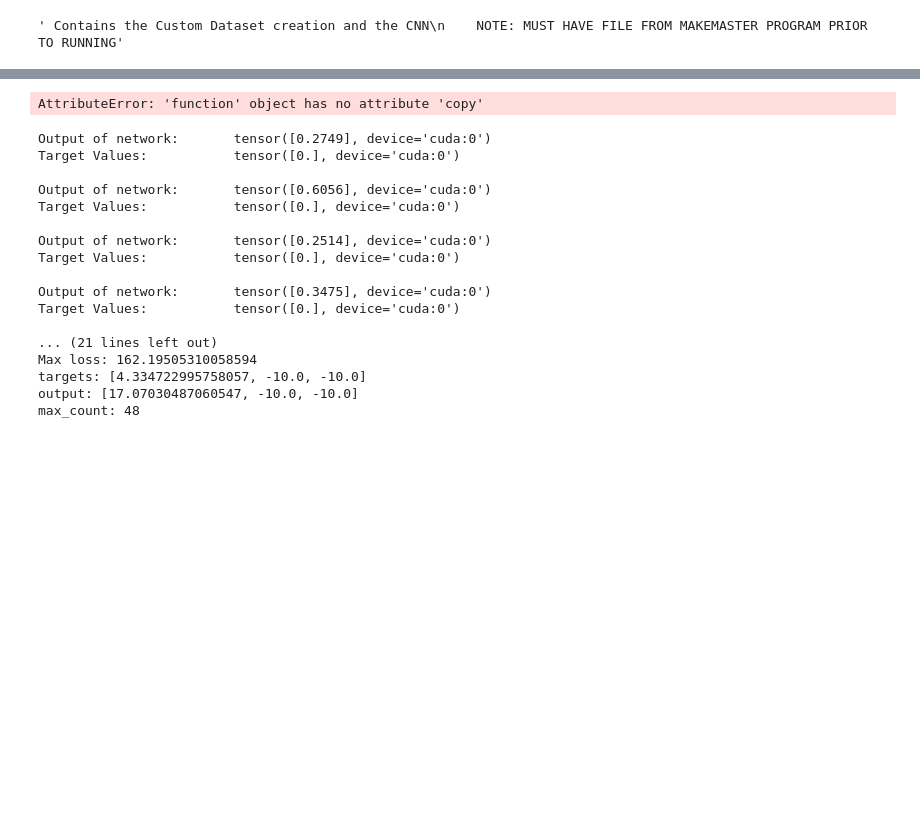
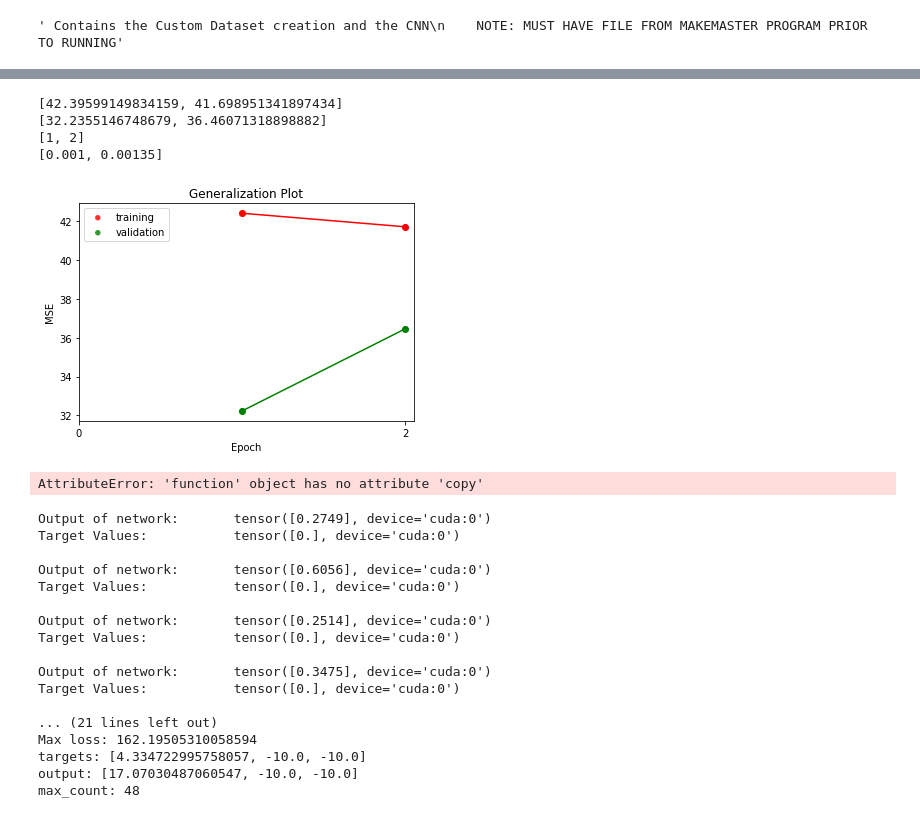
Before and after one commit to PJKarras/BCI-ML, a Jupyter notebook: Dataset_CNN_fin3_native.ipynb, the cells around one changed output, grey strips where cells are left out. Drawn from its saved outputs; the diff is of its cells as text; code cells hidden in the pictures; blank space fills up the shorter version.

```diff
--- a/Dataset_CNN_fin3_native.ipynb
+++ b/Dataset_CNN_fin3_native.ipynb
@@ -419,3 +455,41 @@ Operation Complete
+# %%
+print(train_loss_vals)
+print(valid_loss_vals)
+print(epochCounter)
+print(lr_vals)
+# %% [output]
+[42.39599149834159, 41.698951341897434]
+[32.2355146748679, 36.46071318898882]
+[1, 2]
+[0.001, 0.00135]
+# %%
+""" CREATION OF GENERALIZATION PLOT """
+# genPlotFig =plt.figure()
+# genPlotFig.add_axes([0,0,1,1])
+# ax.scatter(epochCounter, train_loss_vals, color='r')
+# ax.scatter(epochCounter, valid_loss_vals, color='b')
+
+# ax.set_title('Genralization Plot')
+colors = ("red", "green")
+groups = ("training", "validation")
+data = ((epochCounter, train_loss_vals), (epochCounter, valid_loss_vals))
+fig = plt.figure()
+ax = fig.add_subplot(1,1,1)
+
+for data, color, group in zip(data, colors, groups):
+    x, y = data
+    ax.scatter(x, y, alpha=0.8, c=color, edgecolors='none', s=30, label=group)
+    plt.plot(x,y,'-o',c=color)
+ax.set_xlabel('Epoch')
+ax.set_ylabel('MSE')
+y = np.array([2,4,6,8,10,12,14,16,18])
+plt.xticks(np.arange(0, n_epochs+2, step=2))
+
+plt.title("Generalization Plot")
+plt.legend()
+plt.show()
+# %% [output]
+[figure, added]
 # %%
 """ TESTING OF MODEL """
 
```
Also changed, not shown: parts of 8 cells of this notebook.
